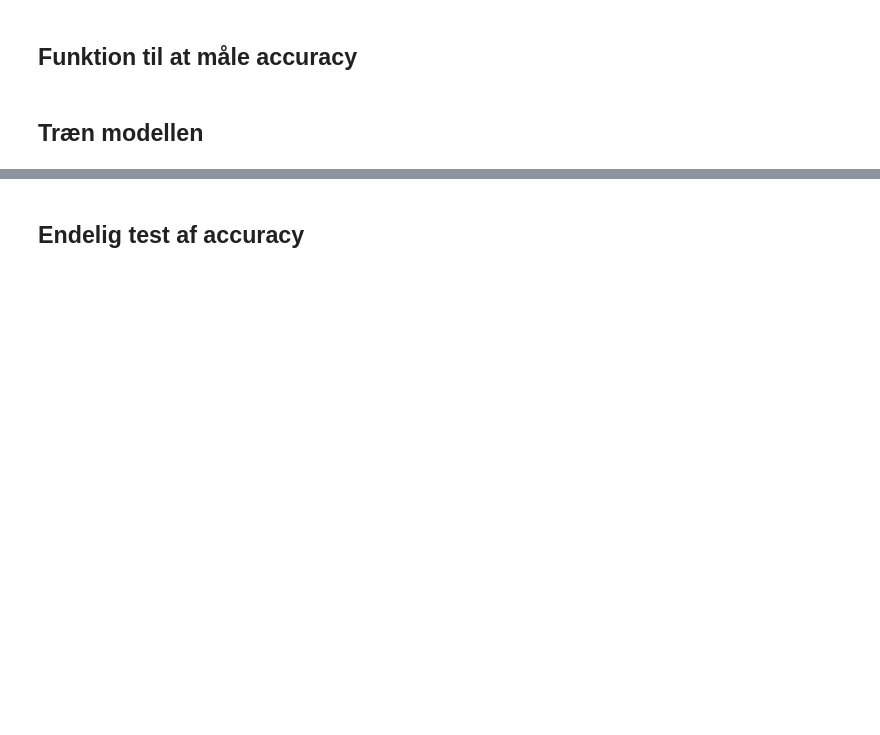
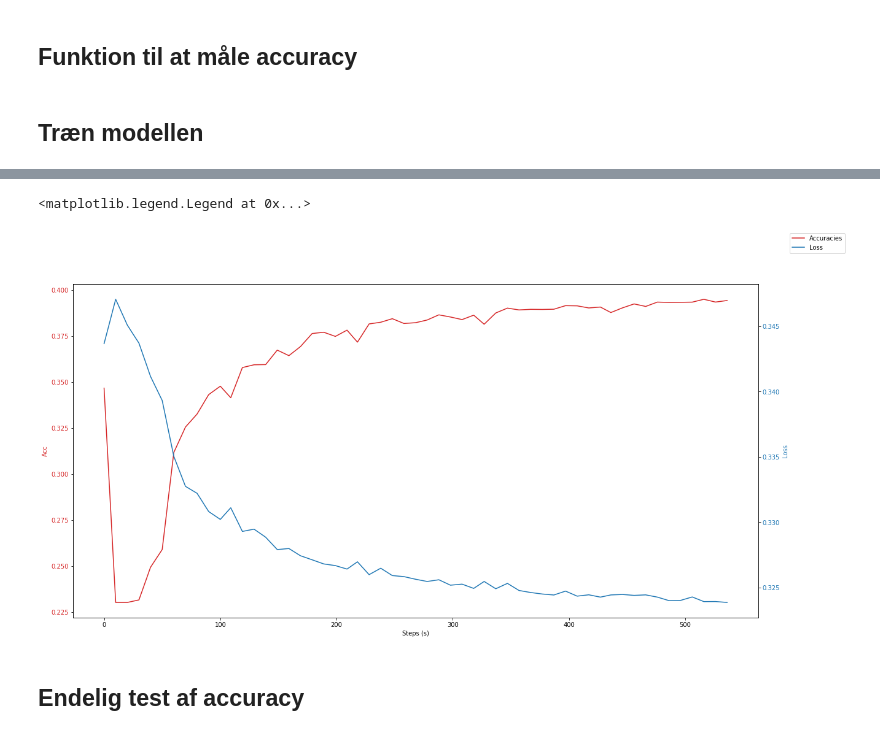
Before and after one commit to archStant/Bachelor19, a Jupyter notebook: code/main.ipynb, the cells around one changed output, grey strips where cells are left out. Saved outputs shown, nothing was run; the diff lists cells and outputs as text; code cells hidden in the pictures; blank space fills up the shorter version.

```diff
--- a/code/main.ipynb
+++ b/code/main.ipynb
@@ -52,17 +52,17 @@ data_raw = np.load('../data/cullpdb+profile_5926.npy')
 # %%
 data = data_raw.reshape((-1,700,57))
 
-amino_acid_recidues  = data[:,:,:22]
-amino_seq_profiles   = data[:,:,35:]
-sec_structure_labels = data[:,:,22:31]
-solvent_access       = data[:,:,33:35]
+amino_acid_recidues  = data[...,:22]
+amino_seq_profiles   = data[...,35:]
+sec_structure_labels = data[...,22:31]
+solvent_access       = data[...,33:35]
 
 ext_x = np.concatenate((amino_acid_recidues, amino_seq_profiles), axis=2)
 
 x = ext_x
 #x = amino_acid_recidues
-#y = sec_structure_labels
-y = solvent_access
+y = sec_structure_labels
+#y = solvent_access
 
 input_channels  = x.shape[2]
 output_channels = y.shape[2]
@@ -291,11 +292,12 @@ for epoch in range(EPOCH):
             vloss = validation_loss_func(test_output, torch_Y_validation)
             acc = CalculateAccuracy(test_output, y_validation_unrot)
             sys.stdout.write('\rStep [%d]:\tTrain:[Loss: %.5f] \t Validation:[Loss: %.5f,\tAccuracy: %.4f%%]' % (step, loss.item(),  vloss.item(), acc*100))
-            #epochs.append(epoch)
-            #losses.append(vloss.item())
-            #accuracies.append(acc)
+            #collected.append([step_cum, vloss.item(), acc, epoch])
+            epochs.append(epoch)
+            losses.append(vloss.item())
+            accuracies.append(acc)
             #steps.append(step)
-            #steps_cum.append(step_cum)
+            steps_cum.append(step_cum)
 
 print('\nDone training.')
 # %% [output]
@@ -318,4 +314,24 @@ Step [100]:     Train:[Loss: 0.69315]    Validation:[Loss: 0.69315,     Accuracy
 Done training.
+# %%
+fig, ax1 = plt.subplots()
+
+color = 'tab:red'
+ax1.set_xlabel('Steps (s)')
+ax1.set_ylabel('Acc', color=color)
+ax1.plot(steps_cum, accuracies, color=color, label='Accuracies')
+ax1.tick_params(axis='y', labelcolor=color)
+
+ax2 = ax1.twinx()  # instantiate a second axes that shares the same x-axis
+
+color = 'tab:blue'
+ax2.set_ylabel('Loss', color=color)  # we already handled the x-label with ax1
+ax2.plot(steps_cum, losses, color=color, label='Loss')
+ax2.tick_params(axis='y', labelcolor=color)
+fig.legend()
+#fig.tight_layout()  # otherwise the right y-label is slightly clipped
+# %% [output]
+<matplotlib.legend.Legend at 0x...>
+[figure, added]
 # %% [markdown]
 ## Endelig test af accuracy
 # %%
```
Also changed, not shown: parts of 10 cells of this notebook, 1 other file.
